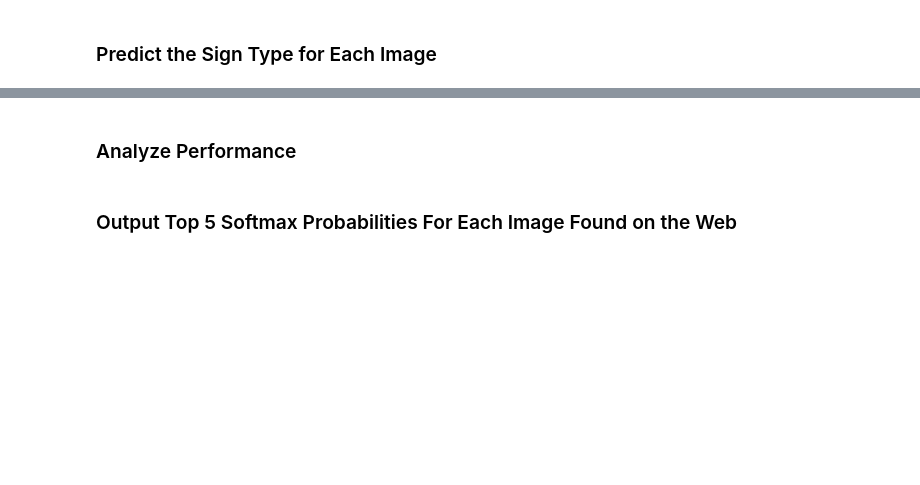
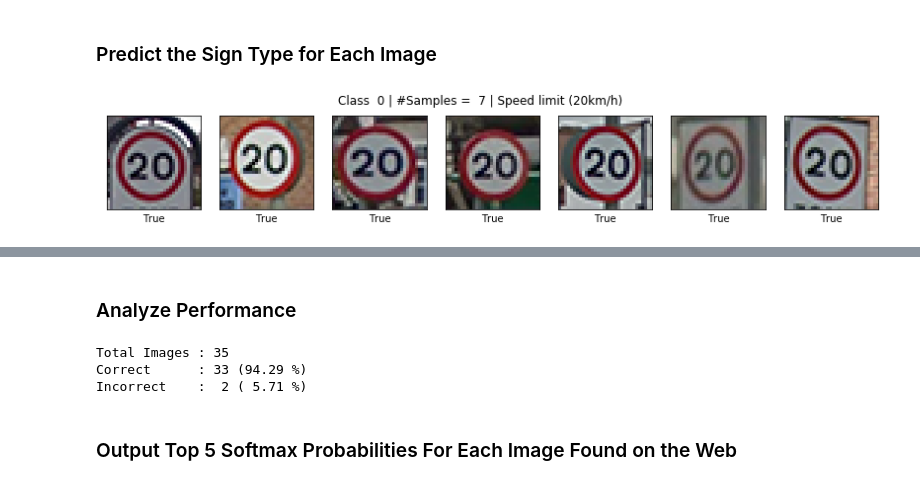
Before and after one commit to jabeerahmed/CarND-LeNet-Lab, a Jupyter notebook: Traffic_Sign_Classifier.ipynb, the cells around one changed output, grey strips where cells are left out. Cells and saved outputs as stored; diff of their text form; code cells hidden in the pictures; blank space fills up the shorter version.

```diff
--- a/Traffic_Sign_Classifier.ipynb
+++ b/Traffic_Sign_Classifier.ipynb
@@ -1221,0 +1065,37 @@ non_zerop_n_samples = np.compress(n_samples > 0, n_samples)
+# %%
+# ### Make sure to pre-process the images with the same pre-processing pipeline used earlier.
+getIndices = lambda ar, cond: np.compress(cond, range(len(ar)))
+num_images = len(internet_data['labels'])
+results    = np.zeros((num_images, 2))
+
+for i in range(num_images):
+    c   = internet_data['labels'][i]
+    im  = internet_data['features'][i]
+    src = np.array(im, dtype=np.float32).reshape((1,) + im.shape)
+    dst = np.zeros_like(src)
+
+    preprocess(src=src, dst=dst, pre_ops=[Center_MaxNorm])
+
+    _, pred_indx, _ = evaluate_test_images(sess=sess, model=model, x_data=dst, y_data=[c])
+    results[i,0] = np.argmax(pred_indx[c])
+    results[i,1] = results[i,0] == c
+
+num_per_class = np.array([len(internet_data_by_class[c]) for c in classes])
+max_per_class = max(num_per_class)
+sorted_mpclas = np.argsort(-num_per_class)
+
+labels = internet_data['labels']
+images = internet_data['features']
+for sc in sorted_mpclas:
+    c   = classes[sc]
+    idx = getIndices(labels, labels == c)
+    ims = np.take(images, idx, axis=0) #if (len(idx) > 0) else np.reshape(images[idx], (1,) + images[idx].shape)
+    n = min(len(ims), max_per_class)
+    fig, axs = plt.subplots(nrows=1, ncols=max_per_class, figsize=(2*np.array((max_per_class, 1))))
+    fig.suptitle('Class {:2d} | #Samples = {:2d} | {}'.format(int(c), len(ims), signs[c]), FontSize=20)
+    for ax in axs: ax.set_xticks([]), ax.set_yticks([])
+    for i in range(n):
+        axs[i].imshow(ims[i])
+        axs[i].set_xlabel(str(results[idx[i],1] == 1.0))
+# %% [output]
+[figure, added]
@@ -1224,6 +1115,15 @@ non_zerop_n_samples = np.compress(n_samples > 0, n_samples)
 # %%
 ### Calculate the accuracy for these 5 new images.
 ### For example, if the model predicted 1 out of 5 signs correctly, it's 20% accurate on these new images.
+
+num_corr, num_wrong = np.count_nonzero(results[:,1]), np.count_nonzero(results[:,1]-1)
+print("Total Images : {:2d}".format(num_images))
+print("Correct      : {:2d} ({:5.2f} %)".format(num_corr, num_corr  * 100 / num_images))
+print("Incorrect    : {:2d} ({:5.2f} %)".format(num_wrong,num_wrong * 100 / num_images))
+# %% [output]
+Total Images : 35
+Correct      : 33 (94.29 %)
+Incorrect    :  2 ( 5.71 %)
 # %% [markdown]
 ### Output Top 5 Softmax Probabilities For Each Image Found on the Web
 # %% [markdown]
```
Also changed, not shown: parts of 28 cells of this notebook.
